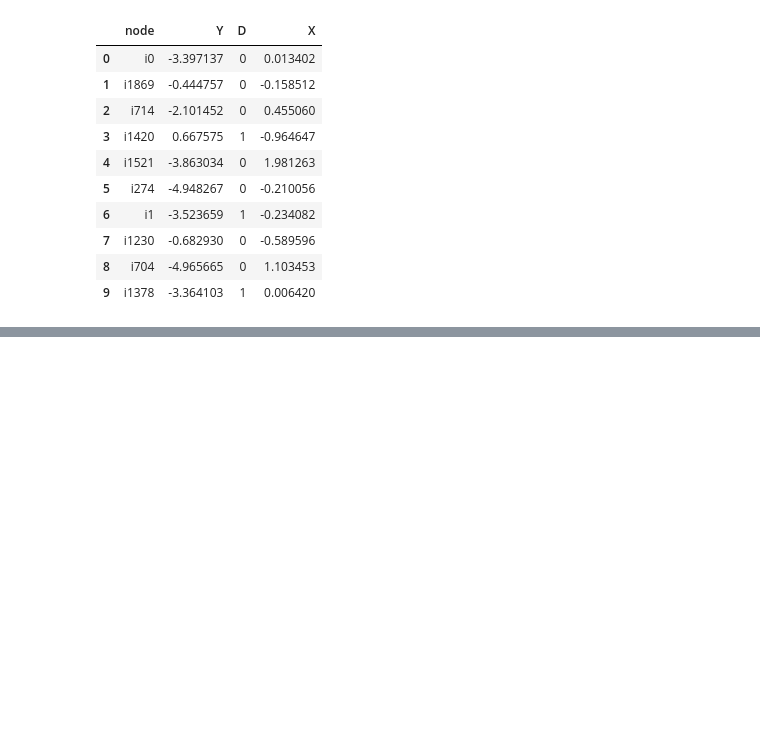
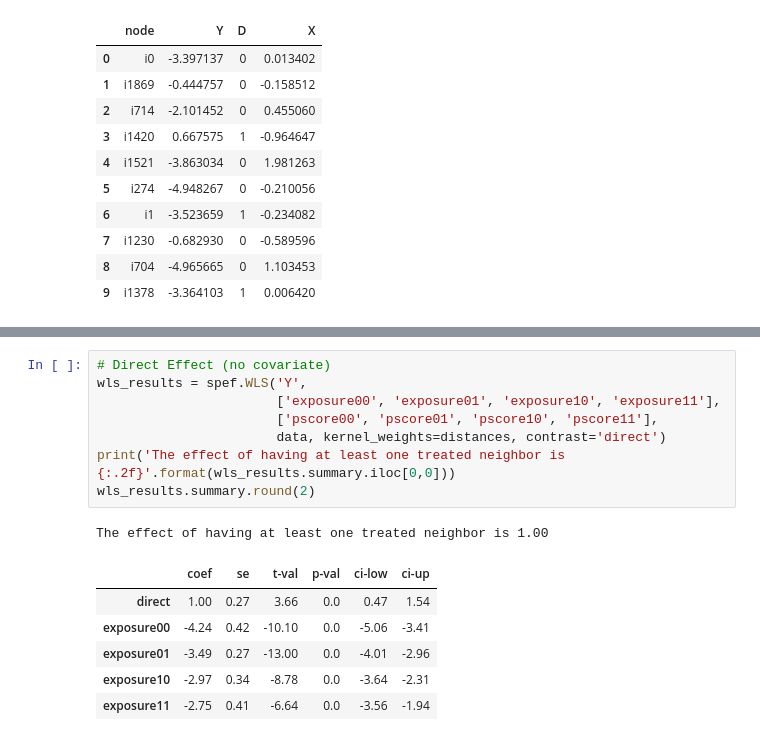
Before and after one commit to pabloestradac/spillover-effects, a Jupyter notebook: example.ipynb, the cells around one changed output, grey strips where cells are left out. Drawn from its saved outputs; the diff is of its cells as text; blank space fills up the shorter version.

```diff
--- a/example.ipynb
+++ b/example.ipynb
@@ -115,0 +170,16 @@ Warning: 38 observations have propensity scores outside (0.01, 0.99)
+# %%
+# Direct Effect (no covariate)
+wls_results = spef.WLS('Y',
+                       ['exposure00', 'exposure01', 'exposure10', 'exposure11'],
+                       ['pscore00', 'pscore01', 'pscore10', 'pscore11'],
+                       data, kernel_weights=distances, contrast='direct')
+print('The effect of having at least one treated neighbor is {:.2f}'.format(wls_results.summary.iloc[0,0]))
+wls_results.summary.round(2)
+# %% [output]
+The effect of having at least one treated neighbor is 1.00
+|  | coef | se | t-val | p-val | ci-low | ci-up |
+| direct | 1.00 | 0.27 | 3.66 | 0.0 | 0.47 | 1.54 |
+| exposure00 | -4.24 | 0.42 | -10.10 | 0.0 | -5.06 | -3.41 |
+| exposure01 | -3.49 | 0.27 | -13.00 | 0.0 | -4.01 | -2.96 |
+| exposure10 | -2.97 | 0.34 | -8.78 | 0.0 | -3.64 | -2.31 |
+| exposure11 | -2.75 | 0.41 | -6.64 | 0.0 | -3.56 | -1.94 |
```
Also changed, not shown: parts of 19 cells of this notebook.
